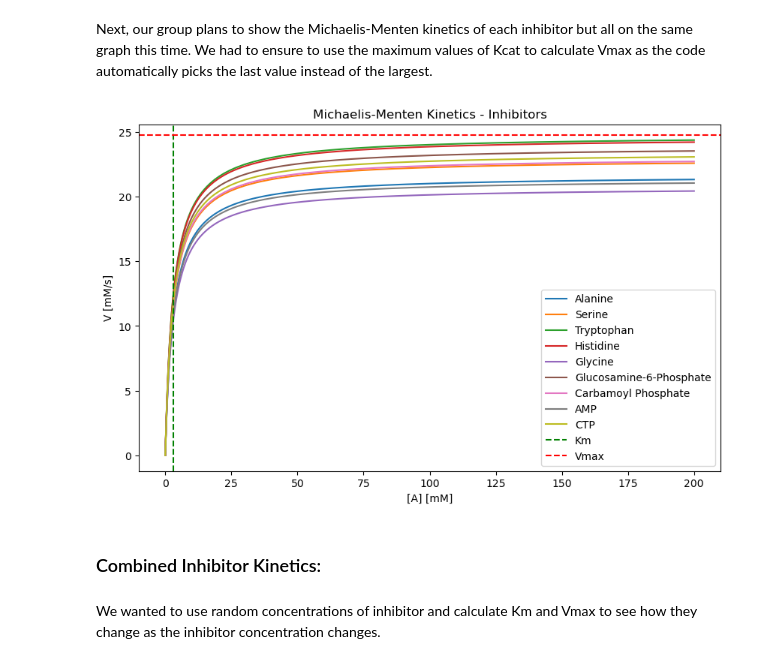
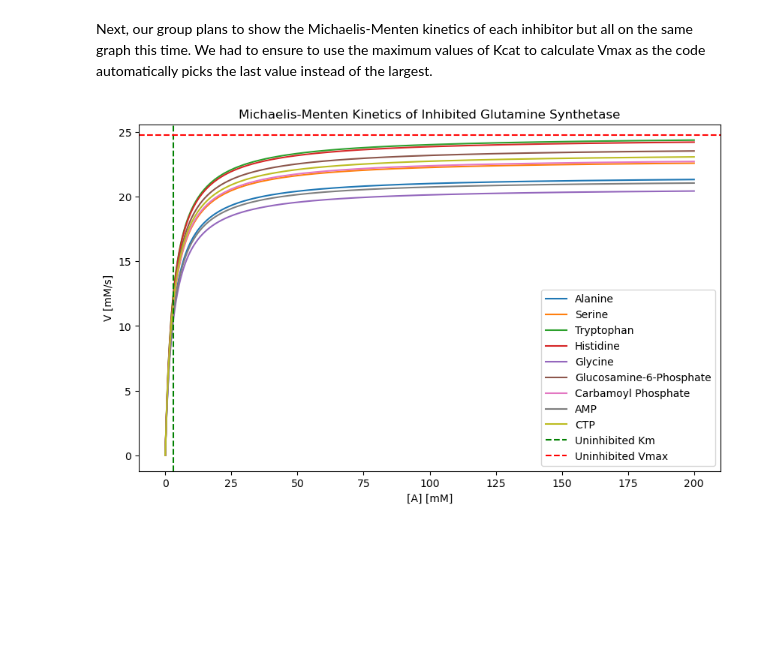
Before and after one commit to smyoung14/BME3990, a Jupyter notebook: FinalProject.ipynb, the cells around one changed output. Cells and saved outputs as stored; diff of their text form; code cells hidden in the pictures; blank space fills up the shorter version.

```diff
--- a/FinalProject.ipynb
+++ b/FinalProject.ipynb
@@ -212,34 +212,30 @@ Next, our group plans to show the Michaelis-Menten kinetics of each inhibitor bu
 # %%
 #Now all together
 #Plot all inhibitor Michaelis-Menten kinetics on one graph
 plt.figure(figsize=(10, 6))
 
 #loop through to plot and calculate v
 for inhibitor, Kcat in Kcat_values.items():
     # Calculate rate from MM equation
     v = Kcat * E_0 * (A / (K_M + A))
 
 
     # Plot V vs A for each inhibitor
     plt.plot(A, v, label=inhibitor)
 
 
 #Calculate maximum Vmax value among all inhibitors
 V_max_values = [Kcat * E_0 for Kcat in Kcat_values.values()]
 V_max = max(V_max_values)
 
 #Plot Km and Vmax lines
-plt.axvline(x=K_M, color='g', linestyle='--', label='Km')
-plt.axhline(y=V_max, color='r', linestyle='--', label='Vmax')
+plt.axvline(x=K_M, color='g', linestyle='--', label='Uninhibited Km')
+plt.axhline(y=V_max, color='r', linestyle='--', label='Uninhibited Vmax')
 #Annotate
 plt.xlabel('[A] [mM]')
 plt.ylabel('V [mM/s]')
 plt.legend()
-plt.title('Michaelis-Menten Kinetics - Inhibitors')
+plt.title('Michaelis-Menten Kinetics of Inhibited Glutamine Synthetase')
 plt.show()
 # %% [output]
-[figure, old version]
+[figure, new version]
-# %% [markdown]
-### Combined Inhibitor Kinetics:
-# %% [markdown]
-We wanted to use random concentrations of inhibitor and calculate Km and Vmax to see how they change as the inhibitor concentration changes.
```
Also changed, not shown: parts of 2 cells of this notebook.
